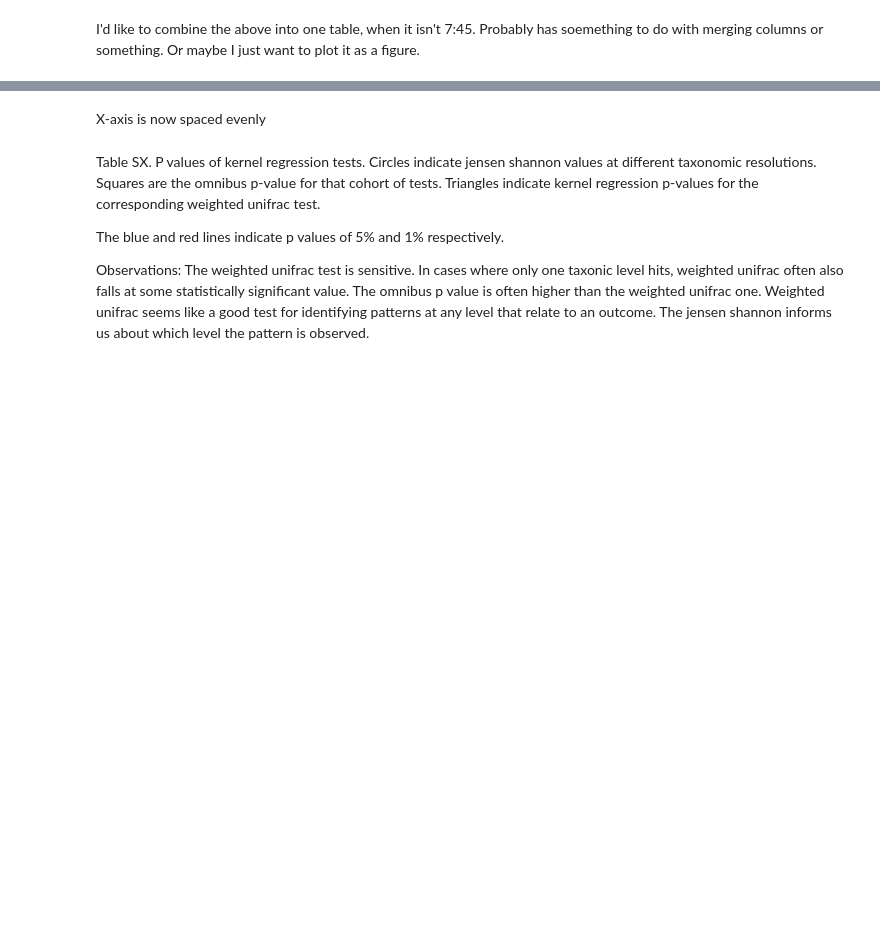
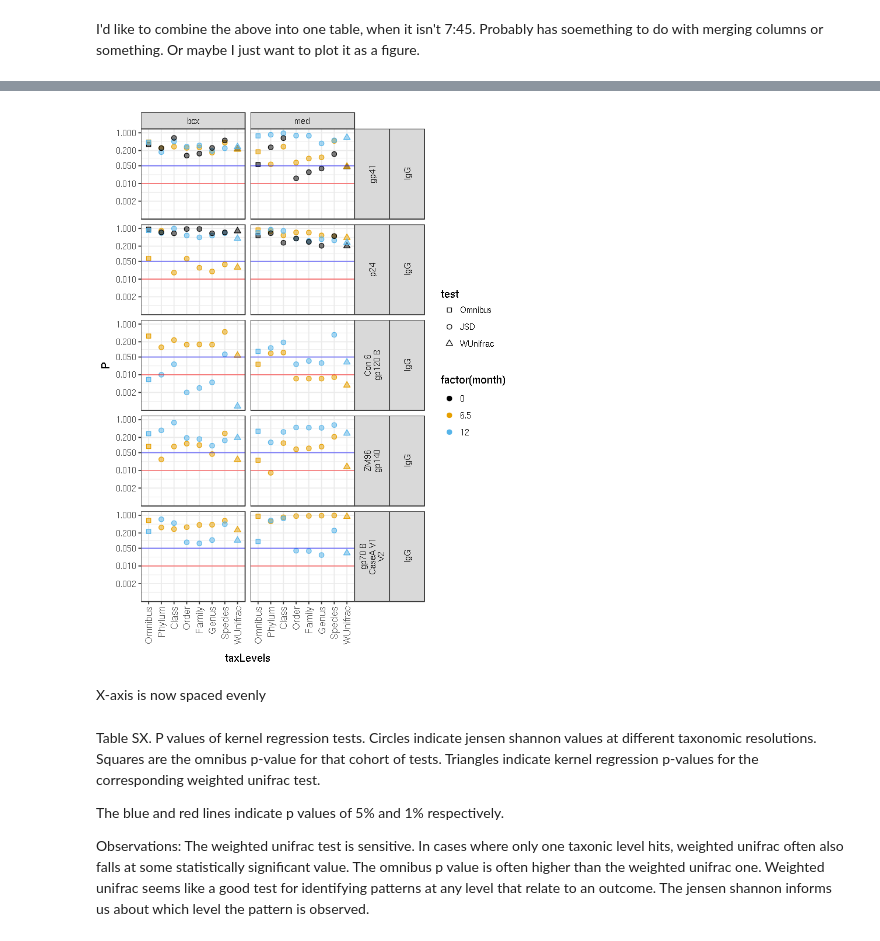
Before and after one commit to cramjaco/Nyvac_096_Microbiome, a Jupyter notebook: Mar2018_096.ipynb, the cells around one changed output, grey strips where cells are left out. Drawn from its saved outputs; the diff is of its cells as text; code cells hidden in the pictures; blank space fills up the shorter version.

```diff
--- a/Mar2018_096.ipynb
+++ b/Mar2018_096.ipynb
@@ -1352,21 +1716,28 @@ mirDat2 %>% head
 # %%
 mirDat2 %>%
 filter(type == "IgG") %>%
 ggplot(aes(x = taxLevels, y = P, col = factor(month), fill = factor(month), shape = test)) +
 geom_point(size = 2) +
 facet_grid(type + antigen ~ metric, labeller = labeller(antigen = label_wrap_gen(width = 10))) +
 #scale_x_log10(breaks = c(3, NTaxaAtLevel2$ntaxa, 1000), labels = c("omni", NTaxaAtLevel2$nLev, "wunifrac")) +
 scale_y_log10(breaks = c(0.002, 0.01, 0.05, 0.2, 1)) +
 geom_hline(yintercept=0.05, col = 'blue', alpha = 0.5) + geom_hline(yintercept=0.01, col = 'red', alpha = 0.5) +
 
 scale_shape_manual(values = c(22, 21, 24)) +
 scale_colour_manual(values=cbPalette) +
 scale_fill_manual(values=alpha(cbPalette, 0.5)) +
 theme_bw() +
 theme(axis.text.x = element_text(angle = 90, hjust = 1,, vjust = 0.5, size = 10),
-     strip.text.y = (element_text(angle = 90)))
+     strip.text.y = (element_text(angle = 90))) -> pjsd
+
+
+options(repr.plot.width=6, repr.plot.height= 8)
+pjsd
 
 ggsave('figures/KernelPVsLevel.png', width = 6, height = 8)
+options(par0)
+# %% [output]
+[figure, added]
 # %% [markdown]
 X-axis is now spaced evenly
 # %% [markdown]
```
Also changed, not shown: parts of 73 cells of this notebook, 6 other files.
